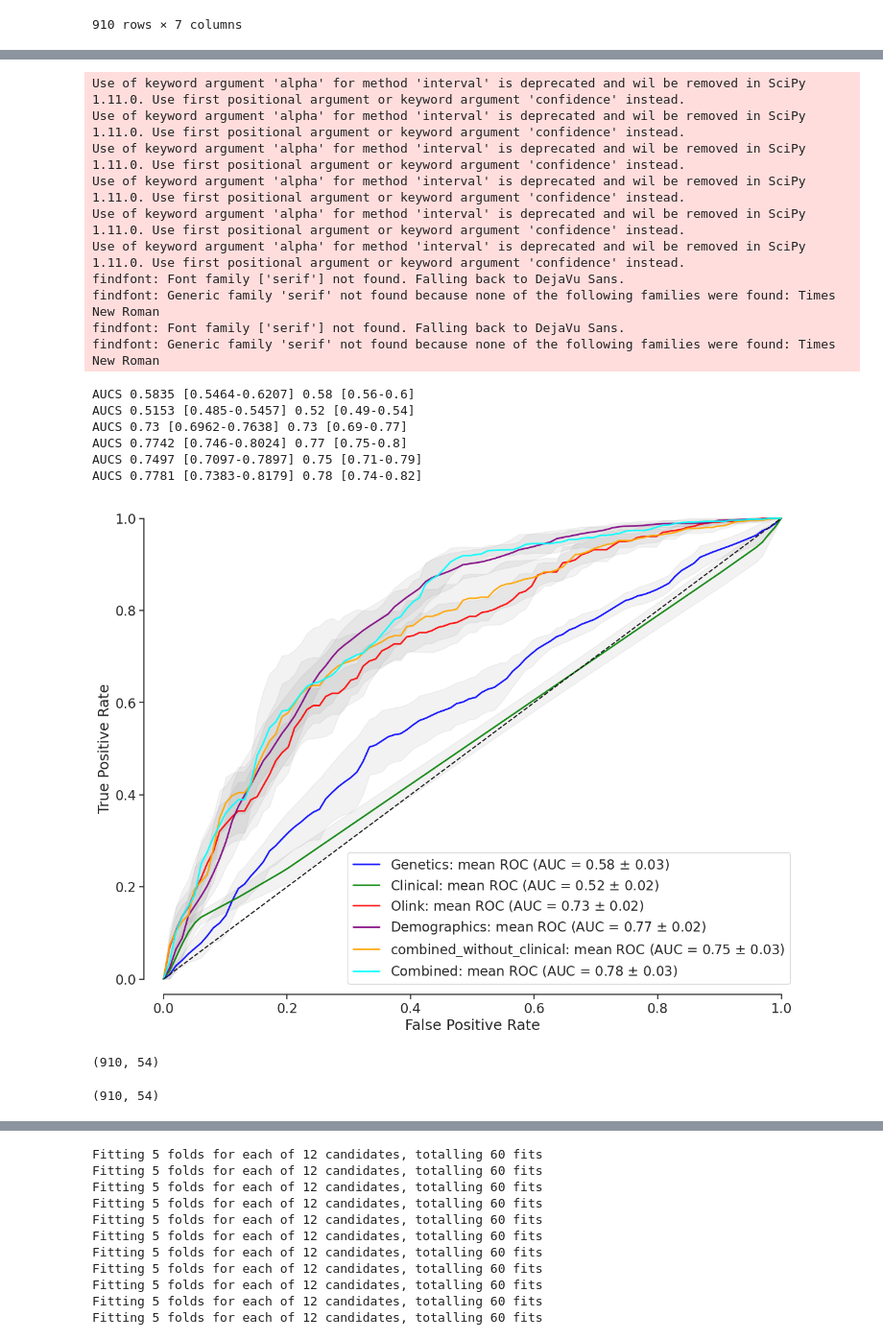
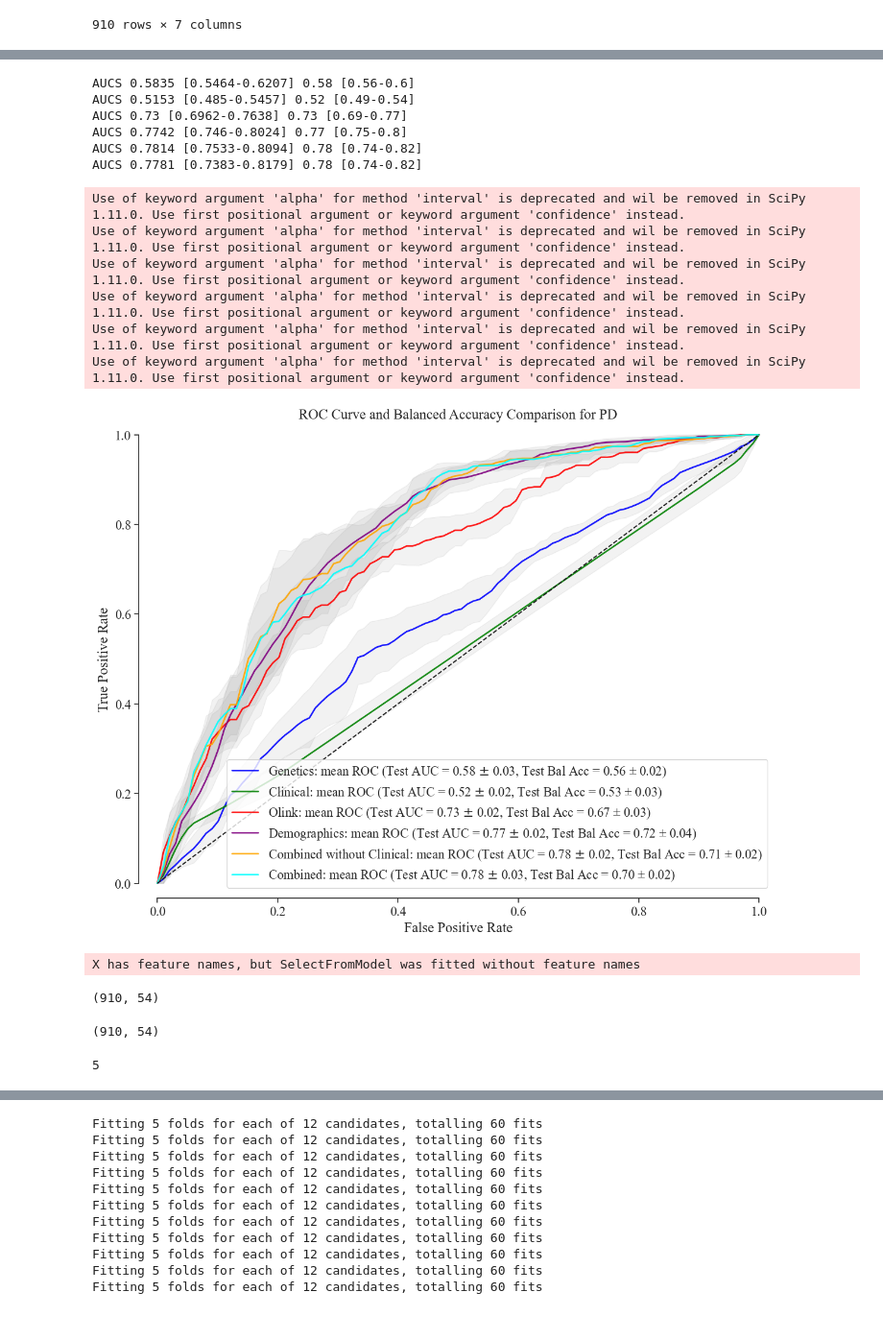
Before and after one commit to NIH-CARD/Gut-Brain-Nexus, a Jupyter notebook: PD_classification.ipynb, the cells around one changed output, grey strips where cells are left out. Shown at 96% size. Drawn from its saved outputs; the diff is of its cells as text; code cells hidden in the pictures.

```diff
--- a/PD_classification.ipynb
+++ b/PD_classification.ipynb
@@ -164,6 +164,9 @@ X_demographics_info = t2.drop(['p131022', 'zSCORE', 'p130708', 'p131600', 'p1316
 X_combined_without_clinical_info = t2.drop(['p131022', 'p130708', 'p131600', 'p131640', 'p130714',
        'p130770', 'p130718', 'p130706',
        'Townsend_deprivation_index', 'sex', 'Age_at_recruitment' ], axis = 1).copy()
+
+X_combined_without_clinical_info = t2.drop(['p131022', 'p130708', 'p131600', 'p131640', 'p130714',
+       'p130770', 'p130718', 'p130706'], axis = 1).copy()
 # %%
 X_combined_model
 # %% [output]
@@ -248,8 +251,8 @@ feature_sets = {
     'Clinical': X_clinical_info,
     'Olink': X_olink_info,
     'Demographics': X_demographics_info,
-    'combined_without_clinical': X_combined_without_clinical_info,
-        'Combined': X_combined_model,
+    'Combined without Clinical': X_combined_without_clinical_info,
+    'Combined': X_combined_model,
 }
 
 #Define a parameter grid for Gradient Boosting
@@ -269,6 +272,7 @@ metrics = []
 outer_cv = StratifiedKFold(n_splits=5, shuffle=True, random_state=42)
 full_list_d_modality = {}
 
+list_of_model_5cv = []
 # Loop through each feature set
 for label, X in feature_sets.items():
     # if not label == 'Combined':
@@ -299,6 +303,8 @@ for label, X in feature_sets.items():
 
         # Best model evaluation
         best_model = grid_search.best_estimator_
+        if label == 'Combined':
+            list_of_model_5cv.append(best_model)
 
         # Predict probabilities and classes for both training and test sets
         train_probabilities = best_model.predict_proba(X_train_outer)[:, 1]
@@ -431,7 +437,7 @@ sns.set_style("ticks", {"xtick.major.size": 8, "ytick.major.size": 8})
 mpl.rc('font', family='serif', serif='Times New Roman')
 plt.rcParams.update({"savefig.format": 'png'})
 
-def plot_auc_roc(full_list, n_classes, class_label, ax, show=True, addition='', palette_progression=None):
+def plot_auc_roc(full_list, n_classes, class_label, ax, show=True, addition='', palette_progression=None, metrics_df=None):
     fpr = dict()
     tpr = dict()
     roc_auc = dict()
@@ -463,11 +469,11 @@ def plot_auc_roc(full_list, n_classes, class_label, ax, show=True, addition='',
         if show:
             if std_auc > 0:
                 ax.plot(mean_fpr, mean_tpr,
-                 label=r'{0} mean ROC (AUC = {1:0.2f} $\pm$ {2:0.2f})'.format(class_name, mean_auc, std_auc),
+                 label=r'{0} mean ROC (Test AUC = {1:0.2f} $\pm$ {2:0.2f}, Test Bal Acc = {3})'.format(class_name, mean_auc, std_auc, metrics_df[metrics_df['Feature Set']==class_name[:-1]].iloc[0].loc['Test Balanced Accuracy_CI']),
                  lw=2, alpha=.9, color=palette_progression[class_label[k]])
             else:
                 ax.plot(mean_fpr, mean_tpr,
-                 label=r'{0} mean ROC (AUC = {1:0.2f})'.format(class_name, mean_auc, std_auc),
+                 label=r'{0} mean ROC (Test AUC = {1:0.2f}, Test Bal Acc = {3})'.format(class_name, mean_auc, std_auc, metrics_df[metrics_df['Feature Set']==class_name[:-1]].iloc[0].loc['Test Balanced Accuracy_CI']),
                  lw=2, alpha=.9, color=palette_progression[class_label[k]])
         std_tpr = np.std(tprs, axis=0)
         # std_tpr = get_95ci(tprs)
@@ -487,59 +493,62 @@ def plot_auc_roc(full_list, n_classes, class_label, ax, show=True, addition='',
     ax.legend()
     # plt.show()
     return pd.DataFrame(all_means)
 
 # palette_progression = {'Control':'orange', 'AD': 'blue'}
 # class_labels = {0: 'AD', 1: 'Control'}
 
 palette_progression = {'Age+Sex+Townsend:': 'lightcoral', 'Olink:': 'red'}
 
 colorlist = ['blue', 'green', 'red', 'purple', 'orange', 'cyan']
 class_labels = {}
 input_predictions = []
 for e, x in enumerate(list(full_list_d_modality)):
     class_labels[e] = x + ':'
     palette_progression[x + ':'] = colorlist[e]
     input_predictions.append(full_list_d_modality[x])
 
 # class_labels = {0: 'Age+Sex+Townsend:', 1: 'Olink:'}
 fig, ax = plt.subplots(1, 1, figsize=(8*1.8,6*1.8))
 e = 0
 # ax = axs.reshape(-1)[e]
 sns.despine(top=False, right=False, left=False, bottom=False, offset=None, trim=False)
 sns.despine(offset=5, trim=True)
 # ax.spines['bottom'].set_visible(False)
-plot_auc_roc(input_predictions, (0, len(class_labels)), class_labels,  ax, show=True, addition='', palette_progression=palette_progression)
+plot_auc_roc(input_predictions, (0, len(class_labels)), class_labels,  ax, show=True, addition='', palette_progression=palette_progression, metrics_df=metrics_df)
+plt.title("ROC Curve and Balanced Accuracy Comparison for PD")
+
 plt.show()
 # [full_list_d_modality['Combined'], full_list_d_modality['Olink']]
 # palette_progression = {'Age+Sex+Townsend+PD_prs:': 'red'}
 # class_labels = {0: 'Age+Sex+Townsend+PD_prs:'}
 # plot_auc_roc(full_list_d_modality[1:2], (0, len(class_labels)), class_labels,  ax, show=True, addition='', palette_progression=palette_progression)
 # %% [output]
-Use of keyword argument 'alpha' for method 'interval' is deprecated and wil be removed in SciPy 1.11.0. Use first positional argument or keyword argument 'confidence' instead.
-Use of keyword argument 'alpha' for method 'interval' is deprecated and wil be removed in SciPy 1.11.0. Use first positional argument or keyword argument 'confidence' instead.
-Use of keyword argument 'alpha' for method 'interval' is deprecated and wil be removed in SciPy 1.11.0. Use first positional argument or keyword argument 'confidence' instead.
-Use of keyword argument 'alpha' for method 'interval' is deprecated and wil be removed in SciPy 1.11.0. Use first positional argument or keyword argument 'confidence' instead.
-Use of keyword argument 'alpha' for method 'interval' is deprecated and wil be removed in SciPy 1.11.0. Use first positional argument or keyword argument 'confidence' instead.
-Use of keyword argument 'alpha' for method 'interval' is deprecated and wil be removed in SciPy 1.11.0. Use first positional argument or keyword argument 'confidence' instead.
-findfont: Font family ['serif'] not found. Falling back to DejaVu Sans.
-findfont: Generic family 'serif' not found because none of the following families were found: Times New Roman
-findfont: Font family ['serif'] not found. Falling back to DejaVu Sans.
-findfont: Generic family 'serif' not found because none of the following families were found: Times New Roman
+AUCS 0.5835 [0.5464-0.6207] 0.58 [0.56-0.6]
+AUCS 0.5153 [0.485-0.5457] 0.52 [0.49-0.54]
+AUCS 0.73 [0.6962-0.7638] 0.73 [0.69-0.77]
+AUCS 0.7742 [0.746-0.8024] 0.77 [0.75-0.8]
+AUCS 0.7814 [0.7533-0.8094] 0.78 [0.74-0.82]
+AUCS 0.7781 [0.7383-0.8179] 0.78 [0.74-0.82]
-AUCS 0.5835 [0.5464-0.6207] 0.58 [0.56-0.6]
-AUCS 0.5153 [0.485-0.5457] 0.52 [0.49-0.54]
-AUCS 0.73 [0.6962-0.7638] 0.73 [0.69-0.77]
-AUCS 0.7742 [0.746-0.8024] 0.77 [0.75-0.8]
-AUCS 0.7497 [0.7097-0.7897] 0.75 [0.71-0.79]
-AUCS 0.7781 [0.7383-0.8179] 0.78 [0.74-0.82]
+Use of keyword argument 'alpha' for method 'interval' is deprecated and wil be removed in SciPy 1.11.0. Use first positional argument or keyword argument 'confidence' instead.
+Use of keyword argument 'alpha' for method 'interval' is deprecated and wil be removed in SciPy 1.11.0. Use first positional argument or keyword argument 'confidence' instead.
+Use of keyword argument 'alpha' for method 'interval' is deprecated and wil be removed in SciPy 1.11.0. Use first positional argument or keyword argument 'confidence' instead.
+Use of keyword argument 'alpha' for method 'interval' is deprecated and wil be removed in SciPy 1.11.0. Use first positional argument or keyword argument 'confidence' instead.
+Use of keyword argument 'alpha' for method 'interval' is deprecated and wil be removed in SciPy 1.11.0. Use first positional argument or keyword argument 'confidence' instead.
+Use of keyword argument 'alpha' for method 'interval' is deprecated and wil be removed in SciPy 1.11.0. Use first positional argument or keyword argument 'confidence' instead.
-[figure, old version]
+[figure, new version]
 # %%
 best_model[1].transform(X).shape
 # %% [output]
-(910, 54)
+X has feature names, but SelectFromModel was fitted without feature names
+(910, 54)
 # %%
 X.shape
 # %% [output]
 (910, 54)
+# %%
+len(list_of_model_5cv)
+# %% [output]
+5
 # %%
 X = feature_sets['Combined'] # X_combined_model.shape
 # Create Explainer and get shap_values
```
Also changed, not shown: parts of 5 cells of this notebook, 19 other files.
